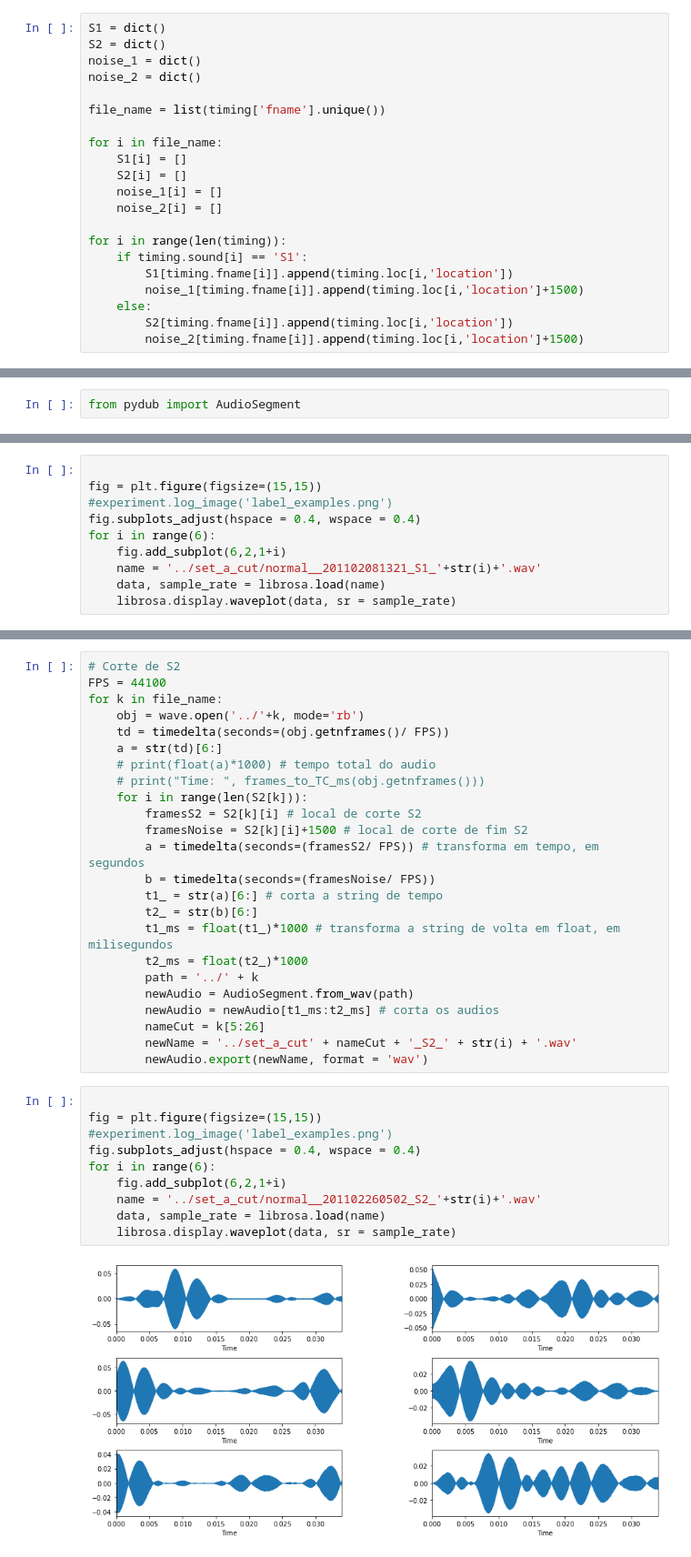
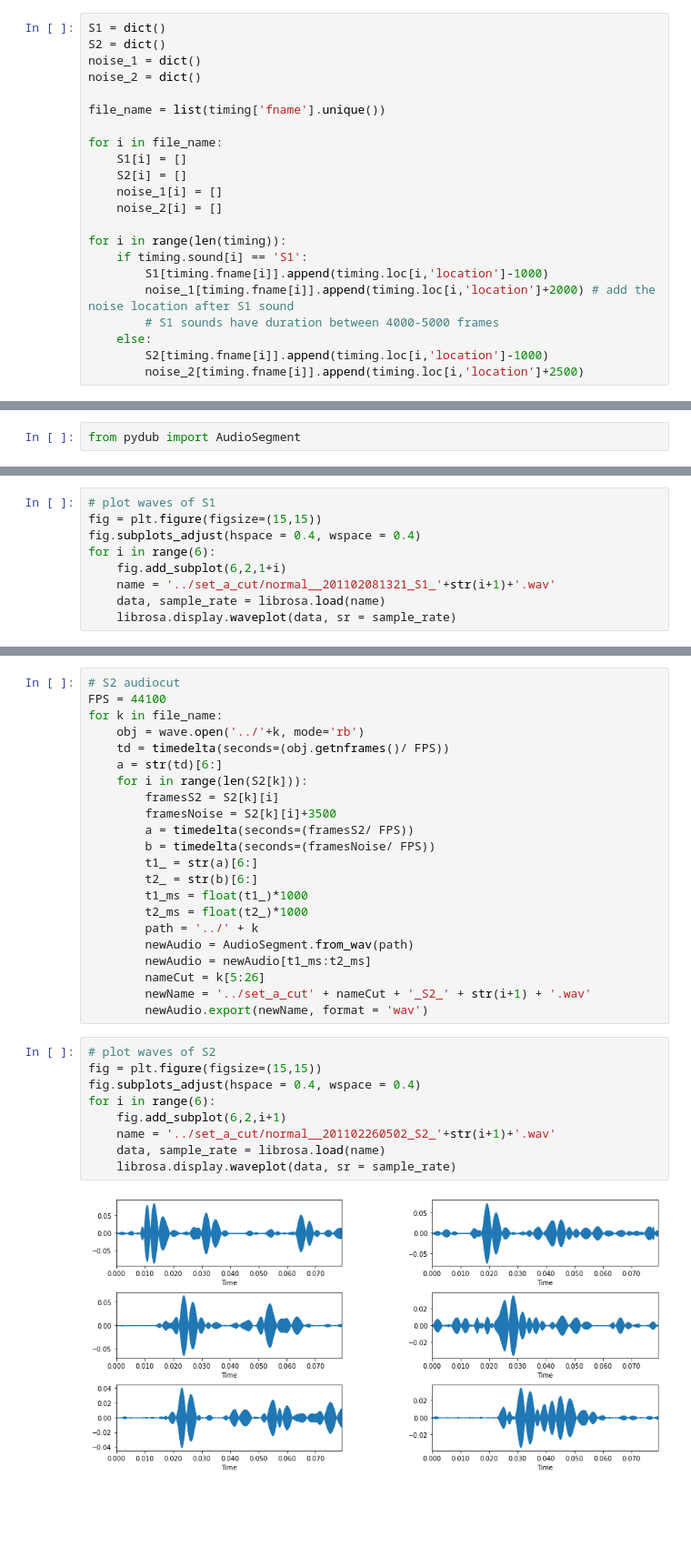
Before and after one commit to blackmountainb/taad-project, a Jupyter notebook: code/AudioCut.ipynb, the cells around one changed output, grey strips where cells are left out. Shown: that part at 91% size. Saved outputs shown, nothing was run; the diff lists cells and outputs as text; blank space fills up the shorter version.

```diff
--- a/code/AudioCut.ipynb
+++ b/code/AudioCut.ipynb
@@ -42,11 +30,12 @@ for i in file_name:
 
 for i in range(len(timing)):
     if timing.sound[i] == 'S1':
-        S1[timing.fname[i]].append(timing.loc[i,'location'])
-        noise_1[timing.fname[i]].append(timing.loc[i,'location']+1500)
+        S1[timing.fname[i]].append(timing.loc[i,'location']-1000)
+        noise_1[timing.fname[i]].append(timing.loc[i,'location']+2000) # add the noise location after S1 sound
+        # S1 sounds have duration between 4000-5000 frames
     else:
-        S2[timing.fname[i]].append(timing.loc[i,'location'])
-        noise_2[timing.fname[i]].append(timing.loc[i,'location']+1500)
+        S2[timing.fname[i]].append(timing.loc[i,'location']-1000)
+        noise_2[timing.fname[i]].append(timing.loc[i,'location']+2500)
 # %%
 def frames_to_TC_ms (frames):
     h = int(frames / 158760000) # 60*60*44100
@@ -110,11 +151,10 @@ for k in file_name:
 # %%
-
+# plot waves of S1
 fig = plt.figure(figsize=(15,15))
-#experiment.log_image('label_examples.png')
 fig.subplots_adjust(hspace = 0.4, wspace = 0.4)
 for i in range(6):
     fig.add_subplot(6,2,1+i)
-    name = '../set_a_cut/normal__201102081321_S1_'+str(i)+'.wav'
+    name = '../set_a_cut/normal__201102081321_S1_'+str(i+1)+'.wav'
     data, sample_rate = librosa.load(name)
     librosa.display.waveplot(data, sr = sample_rate)
 # %% [output]
@@ -122,37 +162,34 @@ for i in range(6):
 # %%
-# Corte de S2
+# S2 audiocut
 FPS = 44100
 for k in file_name:
     obj = wave.open('../'+k, mode='rb')
     td = timedelta(seconds=(obj.getnframes()/ FPS))
     a = str(td)[6:]
-    # print(float(a)*1000) # tempo total do audio
-    # print("Time: ", frames_to_TC_ms(obj.getnframes()))
     for i in range(len(S2[k])):
-        framesS2 = S2[k][i] # local de corte S2
-        framesNoise = S2[k][i]+1500 # local de corte de fim S2
-        a = timedelta(seconds=(framesS2/ FPS)) # transforma em tempo, em segundos
+        framesS2 = S2[k][i]
+        framesNoise = S2[k][i]+3500
+        a = timedelta(seconds=(framesS2/ FPS))
         b = timedelta(seconds=(framesNoise/ FPS))
-        t1_ = str(a)[6:] # corta a string de tempo
+        t1_ = str(a)[6:]
         t2_ = str(b)[6:]
-        t1_ms = float(t1_)*1000 # transforma a string de volta em float, em milisegundos
+        t1_ms = float(t1_)*1000
         t2_ms = float(t2_)*1000
         path = '../' + k
         newAudio = AudioSegment.from_wav(path)
-        newAudio = newAudio[t1_ms:t2_ms] # corta os audios
+        newAudio = newAudio[t1_ms:t2_ms]
         nameCut = k[5:26]
-        newName = '../set_a_cut' + nameCut + '_S2_' + str(i) + '.wav'
+        newName = '../set_a_cut' + nameCut + '_S2_' + str(i+1) + '.wav'
         newAudio.export(newName, format = 'wav')
 # %%
-
+# plot waves of S2
 fig = plt.figure(figsize=(15,15))
-#experiment.log_image('label_examples.png')
 fig.subplots_adjust(hspace = 0.4, wspace = 0.4)
 for i in range(6):
-    fig.add_subplot(6,2,1+i)
-    name = '../set_a_cut/normal__201102260502_S2_'+str(i)+'.wav'
+    fig.add_subplot(6,2,i+1)
+    name = '../set_a_cut/normal__201102260502_S2_'+str(i+1)+'.wav'
     data, sample_rate = librosa.load(name)
     librosa.display.waveplot(data, sr = sample_rate)
 # %% [output]
-[figure, old version]
+[figure, new version]
 # %%
```
Also changed, not shown: parts of 8 cells of this notebook, 3 other files.
